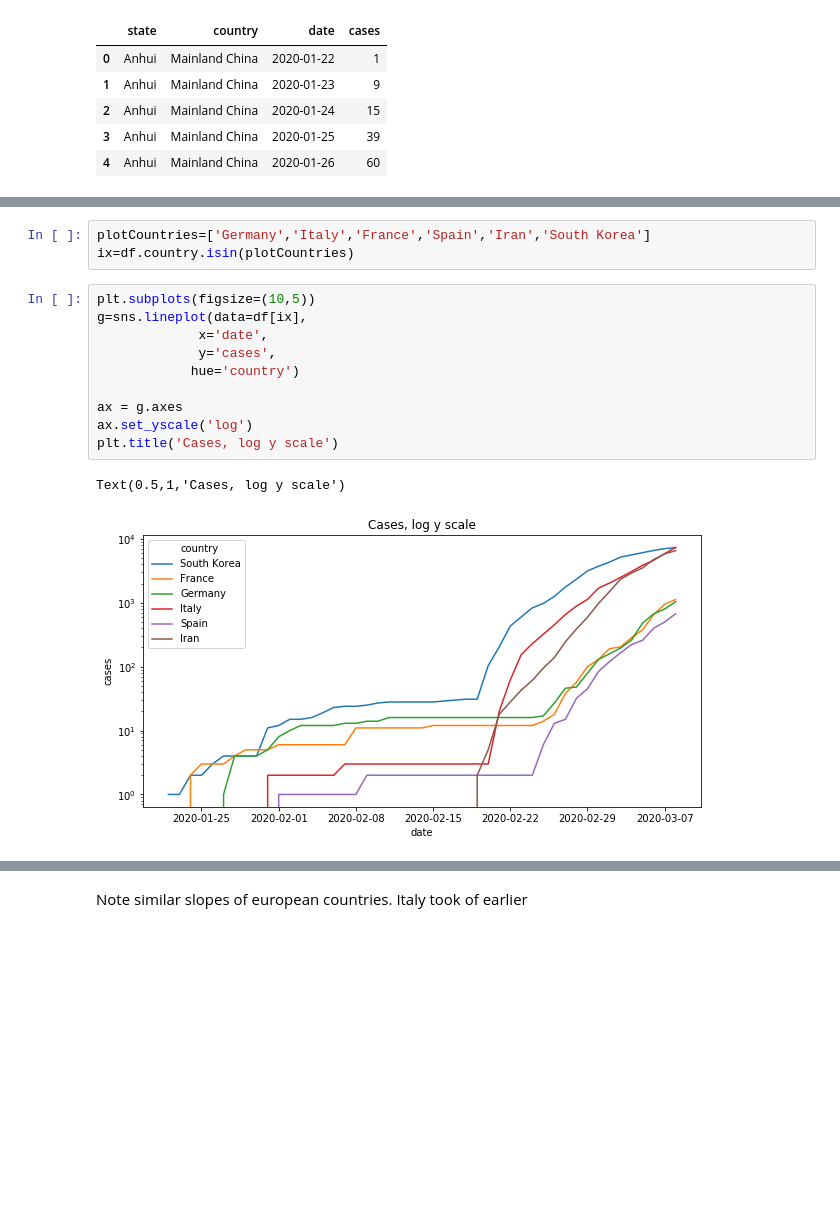
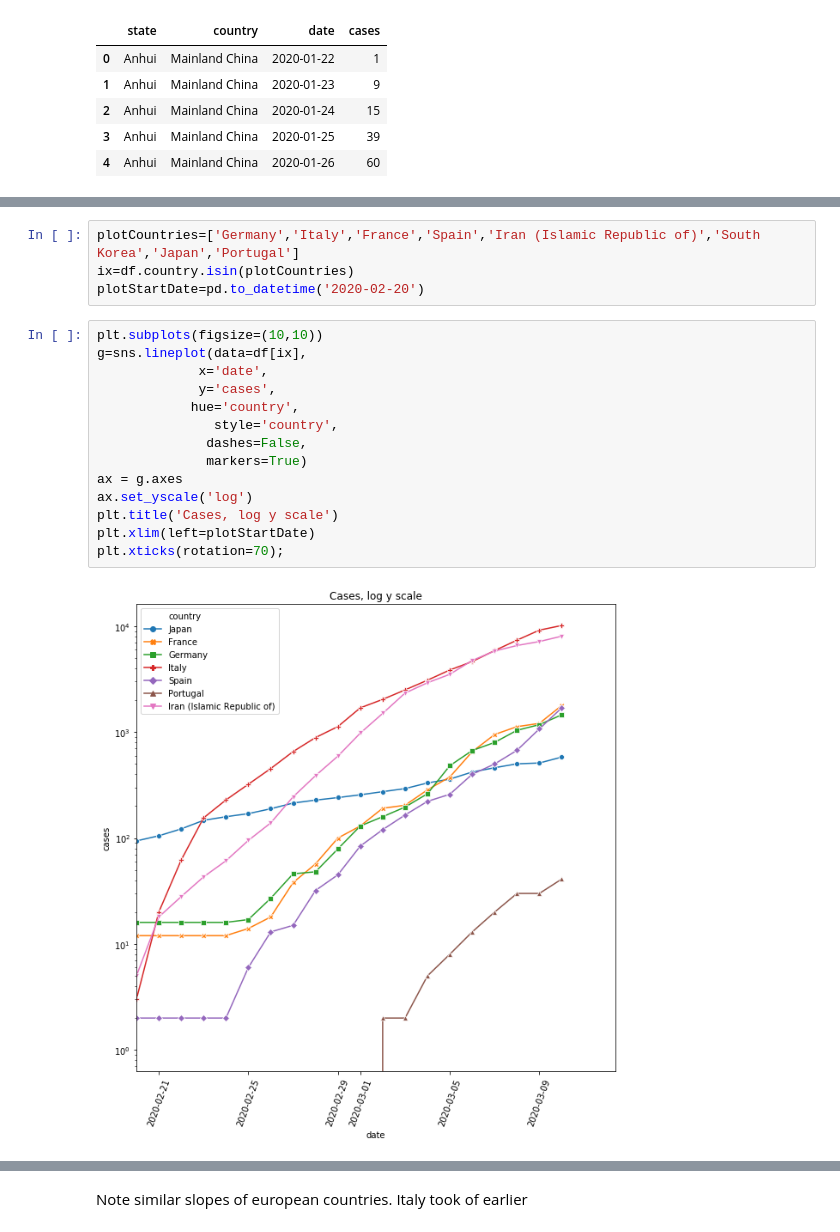
Before and after one commit to jlarsch/covid19Notebook, a Jupyter notebook: Covid19 notebook.ipynb, the cells around one changed output, grey strips where cells are left out. Drawn from its saved outputs; the diff is of its cells as text; blank space fills up the shorter version.

```diff
--- a/Covid19 notebook.ipynb
+++ b/Covid19 notebook.ipynb
@@ -22,16 +49,20 @@ df.head()
 # %%
-plotCountries=['Germany','Italy','France','Spain','Iran','South Korea']
+plotCountries=['Germany','Italy','France','Spain','Iran (Islamic Republic of)','South Korea','Japan','Portugal']
 ix=df.country.isin(plotCountries)
+plotStartDate=pd.to_datetime('2020-02-20')
 # %%
-plt.subplots(figsize=(10,5))
+plt.subplots(figsize=(10,10))
 g=sns.lineplot(data=df[ix],
              x='date',
              y='cases',
-            hue='country')
-
+            hue='country',
+               style='country',
+              dashes=False,
+              markers=True)
 ax = g.axes
 ax.set_yscale('log')
 plt.title('Cases, log y scale')
+plt.xlim(left=plotStartDate)
+plt.xticks(rotation=70);
 # %% [output]
-Text(0.5,1,'Cases, log y scale')
-[figure, old version]
+[figure, new version]
```
Also changed, not shown: parts of 5 cells of this notebook.
